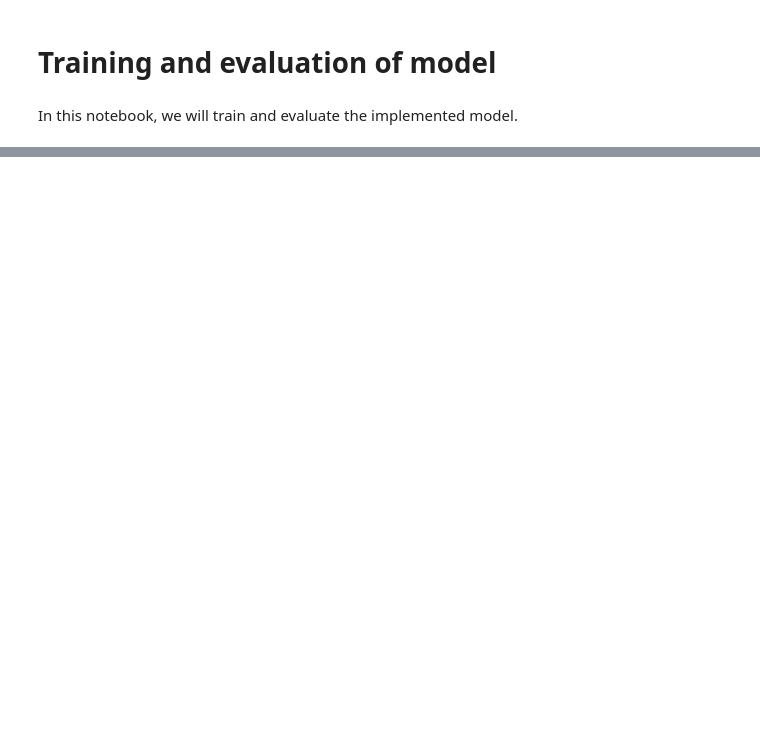
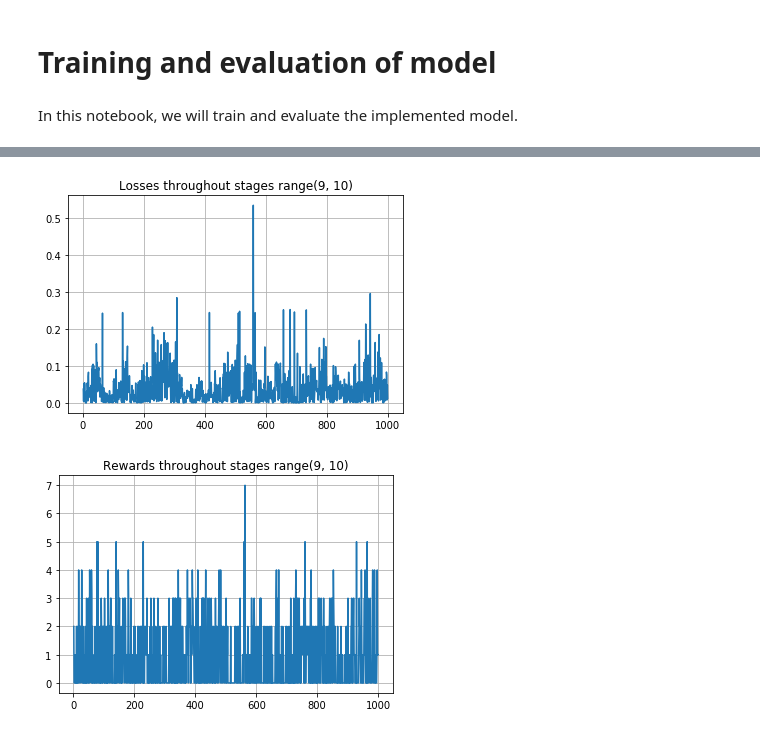
Before and after one commit to rumaak/dqn_implementation, a Jupyter notebook: notebooks/training_evaluation.ipynb, the cells around one changed output, grey strips where cells are left out. Drawn from its saved outputs; the diff is of its cells as text; code cells hidden in the pictures; blank space fills up the shorter version.

```diff
--- a/notebooks/training_evaluation.ipynb
+++ b/notebooks/training_evaluation.ipynb
@@ -220 +110,7 @@ dqn_model = DQN(action_count=4)
+# %%
+dqn_predictor.plot_losses(stages = range(9, 10), title = f"Losses throughout stages range(9, 10)")
+dqn_predictor.plot_rewards(stages = range(9, 10), title = f"Rewards throughout stages range(9, 10)")
+# %% [output]
+[figure, added]
+[figure, added]
 # %%
```
Also changed, not shown: parts of 41 cells of this notebook, 4 other files.
